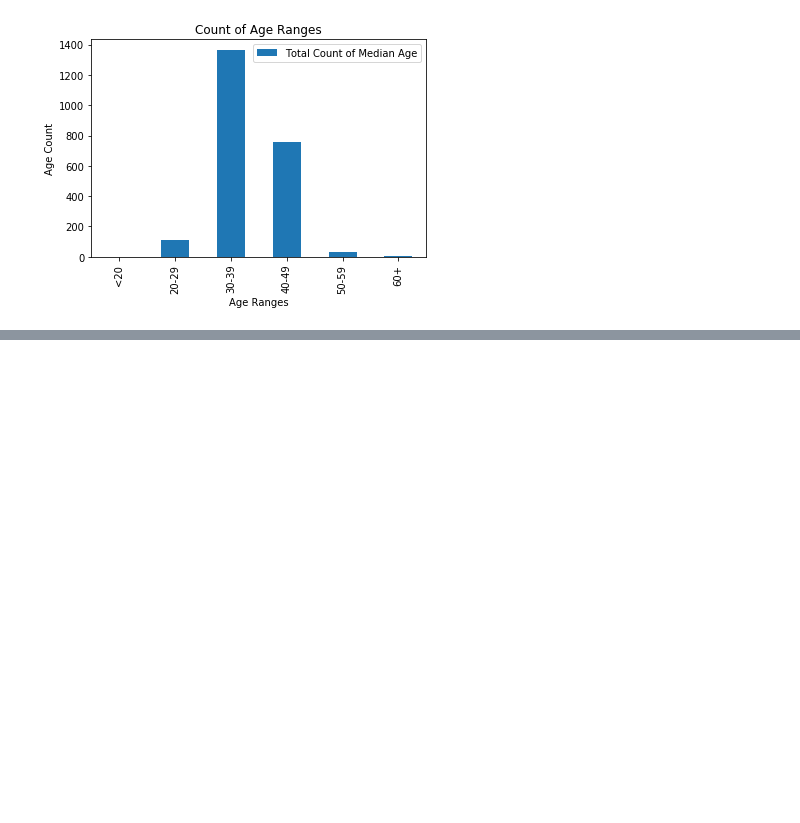
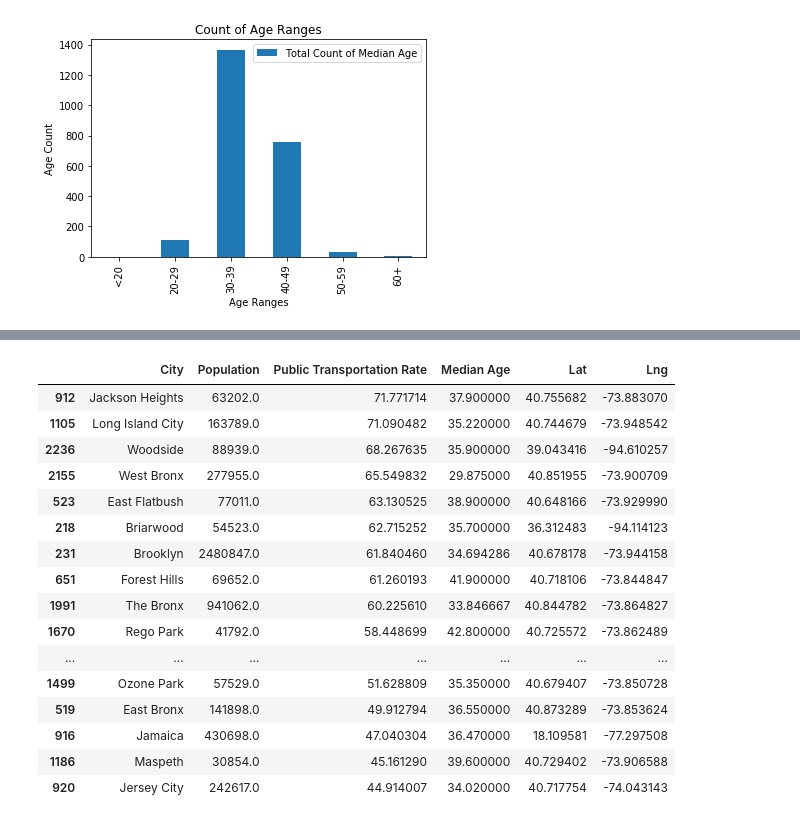
Before and after one commit to khartmann5/Project_01, a Jupyter notebook: Charting_Data.ipynb, the cells around one changed output, grey strips where cells are left out. Cells and saved outputs as stored; diff of their text form; code cells hidden in the pictures; blank space fills up the shorter version.

```diff
--- a/Charting_Data.ipynb
+++ b/Charting_Data.ipynb
@@ -133,0 +145,21 @@ fig
+# %%
+top_transit_rate = clean_city_transit.sort_values("Public Transportation Rate",ascending=False)
+top_transit_rate.head(20)
+# %% [output]
+|  | City | Population | Public Transportation Rate | Median Age | Lat | Lng |
+| 912 | Jackson Heights | 63202.0 | 71.771714 | 37.900000 | 40.755682 | -73.883070 |
+| 1105 | Long Island City | 163789.0 | 71.090482 | 35.220000 | 40.744679 | -73.948542 |
+| 2236 | Woodside | 88939.0 | 68.267635 | 35.900000 | 39.043416 | -94.610257 |
+| 2155 | West Bronx | 277955.0 | 65.549832 | 29.875000 | 40.851955 | -73.900709 |
+| 523 | East Flatbush | 77011.0 | 63.130525 | 38.900000 | 40.648166 | -73.929990 |
+| 218 | Briarwood | 54523.0 | 62.715252 | 35.700000 | 36.312483 | -94.114123 |
+| 231 | Brooklyn | 2480847.0 | 61.840460 | 34.694286 | 40.678178 | -73.944158 |
+| 651 | Forest Hills | 69652.0 | 61.260193 | 41.900000 | 40.718106 | -73.844847 |
+| 1991 | The Bronx | 941062.0 | 60.225610 | 33.846667 | 40.844782 | -73.864827 |
+| 1670 | Rego Park | 41792.0 | 58.448699 | 42.800000 | 40.725572 | -73.862489 |
+| ... | ... | ... | ... | ... | ... | ... |
+| 1499 | Ozone Park | 57529.0 | 51.628809 | 35.350000 | 40.679407 | -73.850728 |
+| 519 | East Bronx | 141898.0 | 49.912794 | 36.550000 | 40.873289 | -73.853624 |
+| 916 | Jamaica | 430698.0 | 47.040304 | 36.470000 | 18.109581 | -77.297508 |
+| 1186 | Maspeth | 30854.0 | 45.161290 | 39.600000 | 40.729402 | -73.906588 |
+| 920 | Jersey City | 242617.0 | 44.914007 | 34.020000 | 40.717754 | -74.043143 |
```
Also changed, not shown: parts of 10 cells of this notebook, 5 other files.
